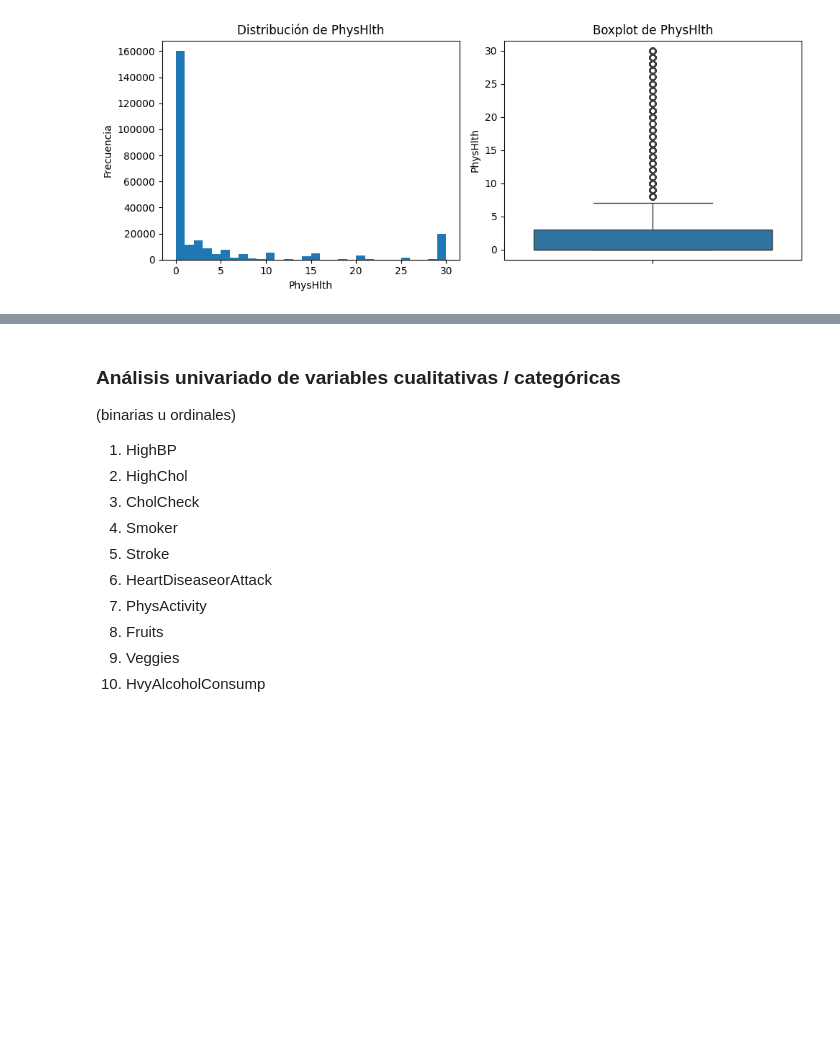
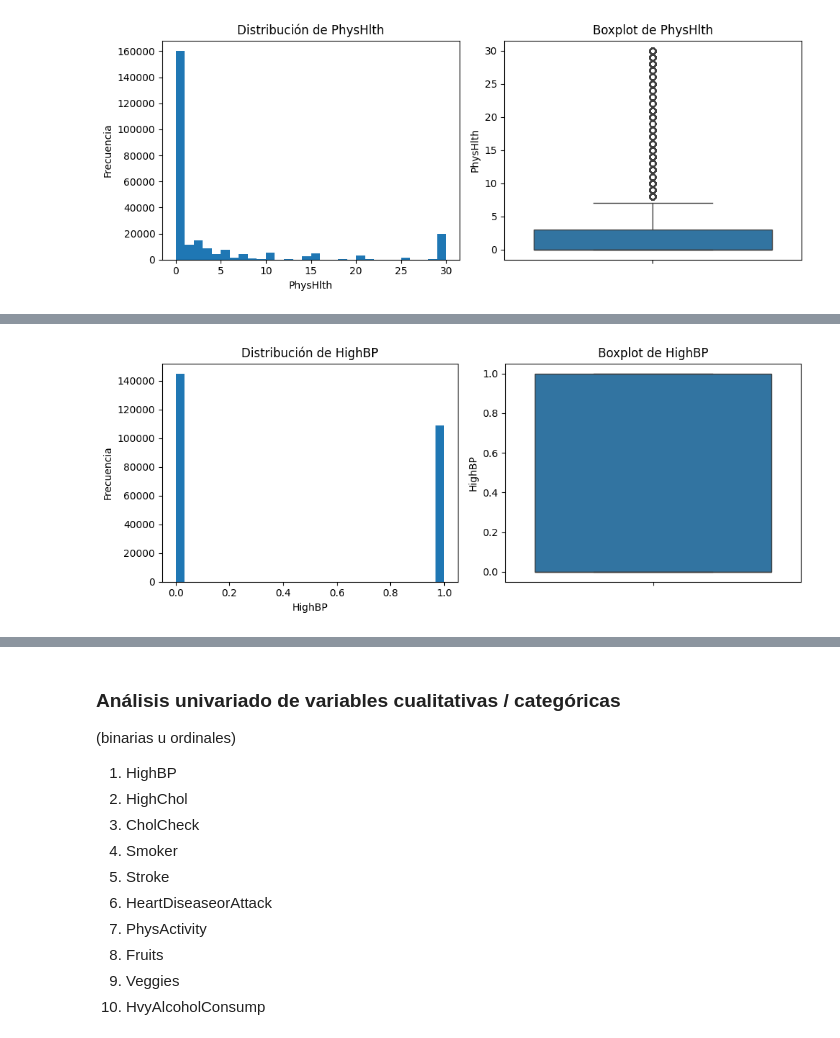
Before and after one commit to sebas-serrano/Diabetes_Health_Indicators, a Jupyter notebook: notebooks/Diabetes_Health_Indicators.ipynb, the cells around one changed output, grey strips where cells are left out. Cells and saved outputs as stored; diff of their text form; code cells hidden in the pictures; blank space fills up the shorter version.

```diff
--- a/notebooks/Diabetes_Health_Indicators.ipynb
+++ b/notebooks/Diabetes_Health_Indicators.ipynb
@@ -335,0 +406,4 @@ plot_univariate_distribution(df_multi, 'PhysHlth')
+# %%
+plot_univariate_distribution(df_multi, 'HighBP')
+# %% [output]
+[figure, added]
```
Also changed, not shown: parts of 14 cells of this notebook.
